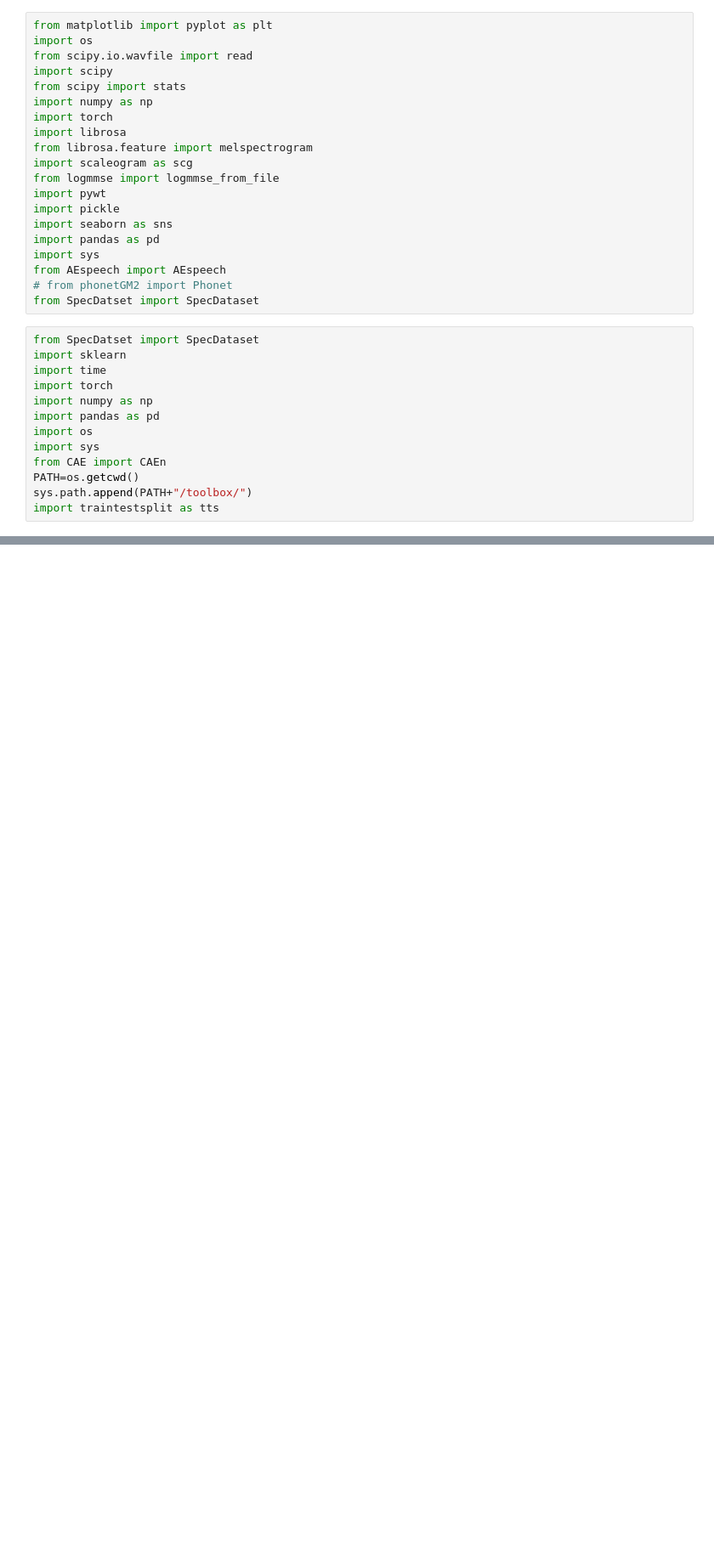
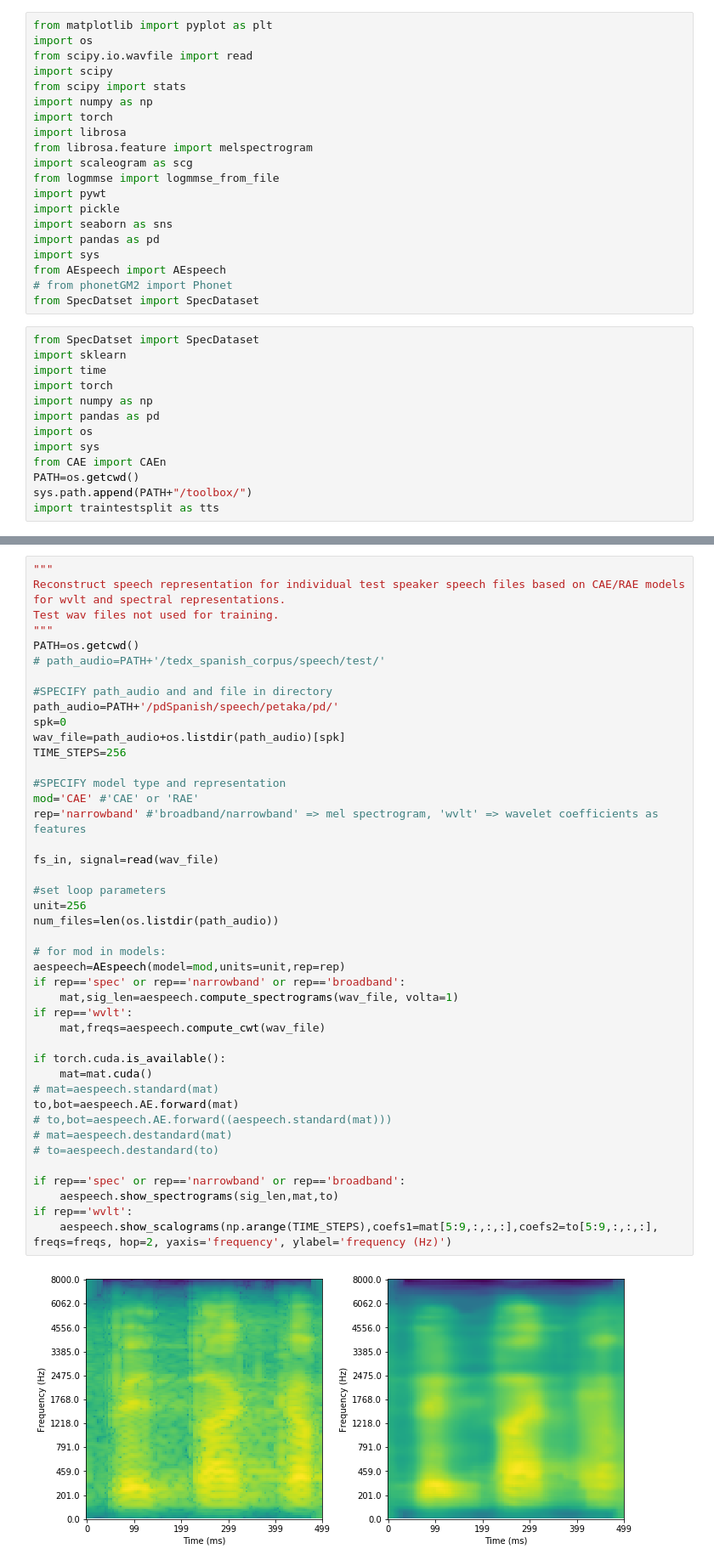
Before and after one commit to gjm311/aeternaSpeech, a Jupyter notebook: code/speechRepAnalysis/view_recon.ipynb, the cells around one changed output, grey strips where cells are left out. Shown at 85% size. Cells and saved outputs as stored; diff of their text form; blank space fills up the shorter version.

```diff
--- a/code/speechRepAnalysis/view_recon.ipynb
+++ b/code/speechRepAnalysis/view_recon.ipynb
@@ -61,0 +64,45 @@ for nmod,mod in enumerate(mods):
+# %%
+"""
+Reconstruct speech representation for individual test speaker speech files based on CAE/RAE models for wvlt and spectral representations.
+Test wav files not used for training.
+"""
+PATH=os.getcwd()
+# path_audio=PATH+'/tedx_spanish_corpus/speech/test/'
+
+#SPECIFY path_audio and and file in directory
+path_audio=PATH+'/pdSpanish/speech/petaka/pd/'
+spk=0
+wav_file=path_audio+os.listdir(path_audio)[spk]
+TIME_STEPS=256
+
+#SPECIFY model type and representation
+mod='CAE' #'CAE' or 'RAE'
+rep='narrowband' #'broadband/narrowband' => mel spectrogram, 'wvlt' => wavelet coefficients as features
+
+fs_in, signal=read(wav_file)
+
+#set loop parameters
+unit=256
+num_files=len(os.listdir(path_audio))
+
+# for mod in models:
+aespeech=AEspeech(model=mod,units=unit,rep=rep)
+if rep=='spec' or rep=='narrowband' or rep=='broadband':
+    mat,sig_len=aespeech.compute_spectrograms(wav_file, volta=1)
+if rep=='wvlt':
+    mat,freqs=aespeech.compute_cwt(wav_file)
+
+if torch.cuda.is_available():
+    mat=mat.cuda()
+# mat=aespeech.standard(mat)
+to,bot=aespeech.AE.forward(mat)
+# to,bot=aespeech.AE.forward((aespeech.standard(mat)))
+# mat=aespeech.destandard(mat)
+# to=aespeech.destandard(to)
+
+if rep=='spec' or rep=='narrowband' or rep=='broadband':
+    aespeech.show_spectrograms(sig_len,mat,to)
+if rep=='wvlt':
+    aespeech.show_scalograms(np.arange(TIME_STEPS),coefs1=mat[5:9,:,:,:],coefs2=to[5:9,:,:,:], freqs=freqs, hop=2, yaxis='frequency', ylabel='frequency (Hz)')
+# %% [output]
+[figure, added]
```
Also changed, not shown: parts of 7 cells of this notebook, 57 other files.
